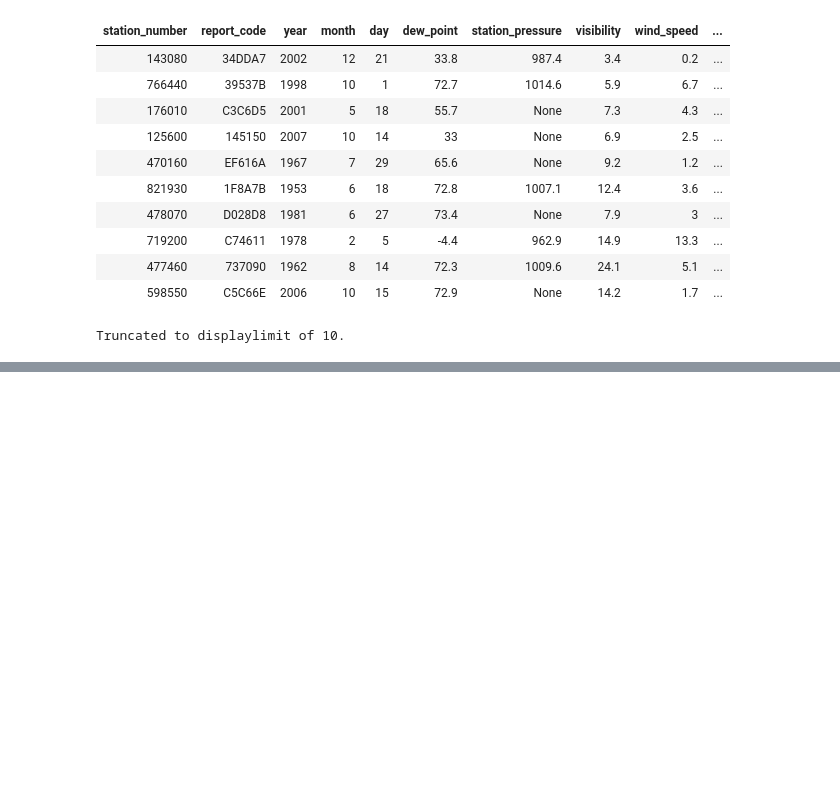
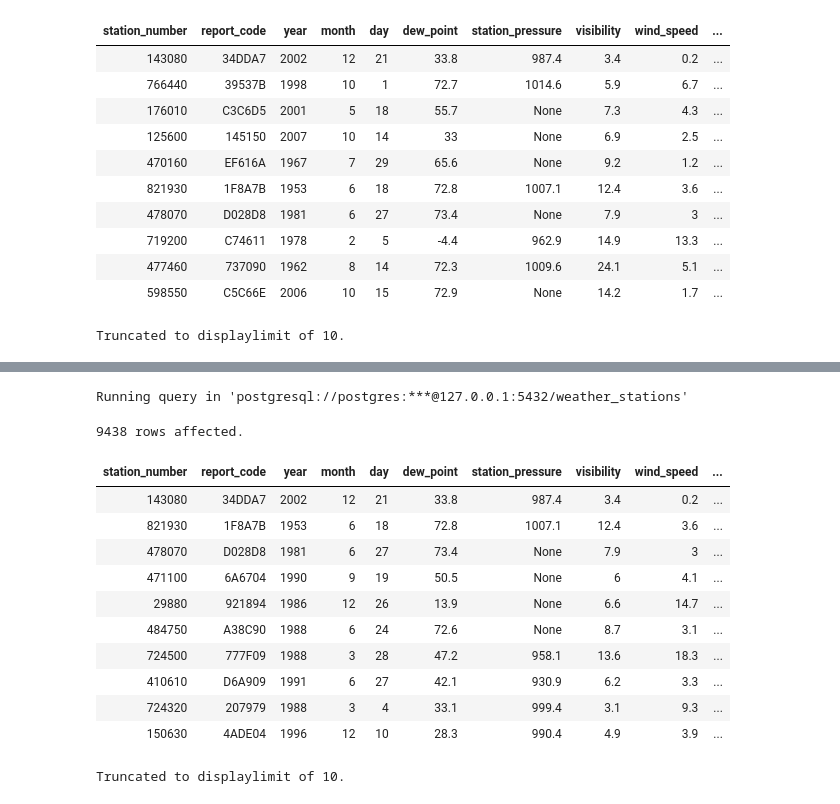
Before and after one commit to gabriela-lusofona/sql, a Jupyter notebook: sql.ipynb, the cells around one changed output, grey strips where cells are left out. Cells and saved outputs as stored; diff of their text form; code cells hidden in the pictures; blank space fills up the shorter version.

```diff
--- a/sql.ipynb
+++ b/sql.ipynb
@@ -362,0 +444,22 @@ Truncated to displaylimit of 10.
+# %%
+%%sql
+SELECT * FROM station_data
+WHERE month = 3
+OR month = 6
+OR month = 9
+OR month = 12
+# %% [output]
+Running query in 'postgresql://postgres:***@127.0.0.1:5432/weather_stations'
+9438 rows affected.
+| station_number | report_code | year | month | day | dew_point | station_pressure | visibility | wind_speed | ... |
+| 143080 | 34DDA7 | 2002 | 12 | 21 | 33.8 | 987.4 | 3.4 | 0.2 | ... |
+| 821930 | 1F8A7B | 1953 | 6 | 18 | 72.8 | 1007.1 | 12.4 | 3.6 | ... |
+| 478070 | D028D8 | 1981 | 6 | 27 | 73.4 | None | 7.9 | 3 | ... |
+| 471100 | 6A6704 | 1990 | 9 | 19 | 50.5 | None | 6 | 4.1 | ... |
+| 29880 | 921894 | 1986 | 12 | 26 | 13.9 | None | 6.6 | 14.7 | ... |
+| 484750 | A38C90 | 1988 | 6 | 24 | 72.6 | None | 8.7 | 3.1 | ... |
+| 724500 | 777F09 | 1988 | 3 | 28 | 47.2 | 958.1 | 13.6 | 18.3 | ... |
+| 410610 | D6A909 | 1991 | 6 | 27 | 42.1 | 930.9 | 6.2 | 3.3 | ... |
+| 724320 | 207979 | 1988 | 3 | 4 | 33.1 | 999.4 | 3.1 | 9.3 | ... |
+| 150630 | 4ADE04 | 1996 | 12 | 10 | 28.3 | 990.4 | 4.9 | 3.9 | ... |
+Truncated to displaylimit of 10.
```
Also changed, not shown: parts of 63 cells of this notebook.
